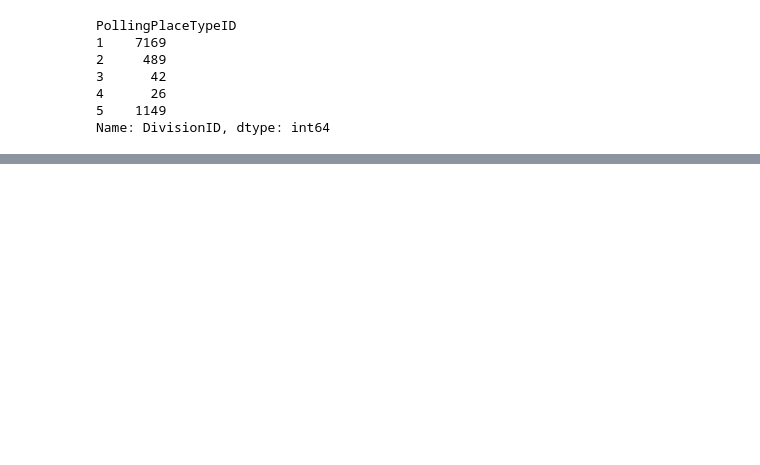
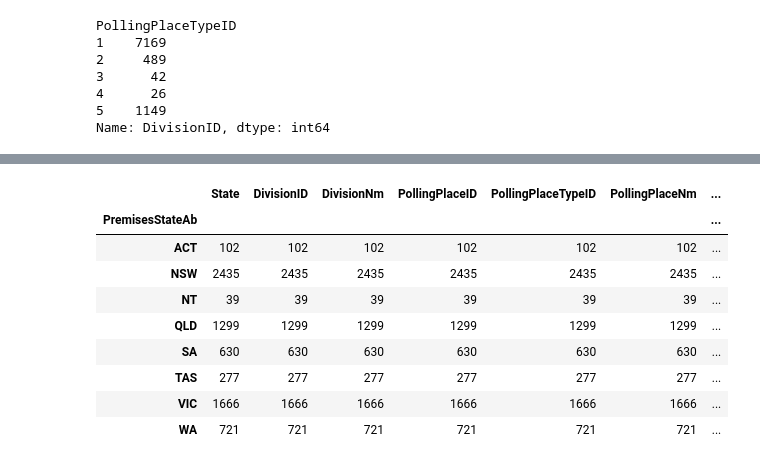
Before and after one commit to RachelBunder/gerrymandering_australia, a Jupyter notebook: explore_booths.ipynb, the cells around one changed output, grey strips where cells are left out. Cells and saved outputs as stored; diff of their text form; code cells hidden in the pictures; blank space fills up the shorter version.

```diff
--- a/explore_booths.ipynb
+++ b/explore_booths.ipynb
@@ -106,0 +136,3 @@ booths[booths['PollingPlaceTypeID']==5]
+# %%
+booths_normal = booths[booths['PollingPlaceTypeID']==1]
+booths2500 = booths_normal[booths_normal['PremisesPostCode']==2500]
@@ -106,0 +210,13 @@ booths[booths['PollingPlaceTypeID']==5]
+# %%
+booths_normal.groupby('PremisesStateAb').count()
+# %% [output]
+|  | State | DivisionID | DivisionNm | PollingPlaceID | PollingPlaceTypeID | PollingPlaceNm | ... |
+| PremisesStateAb |  |  |  |  |  |  | ... |
+| ACT | 102 | 102 | 102 | 102 | 102 | 102 | ... |
+| NSW | 2435 | 2435 | 2435 | 2435 | 2435 | 2435 | ... |
+| NT | 39 | 39 | 39 | 39 | 39 | 39 | ... |
+| QLD | 1299 | 1299 | 1299 | 1299 | 1299 | 1299 | ... |
+| SA | 630 | 630 | 630 | 630 | 630 | 630 | ... |
+| TAS | 277 | 277 | 277 | 277 | 277 | 277 | ... |
+| VIC | 1666 | 1666 | 1666 | 1666 | 1666 | 1666 | ... |
+| WA | 721 | 721 | 721 | 721 | 721 | 721 | ... |
```
Also changed, not shown: parts of 16 cells of this notebook.
